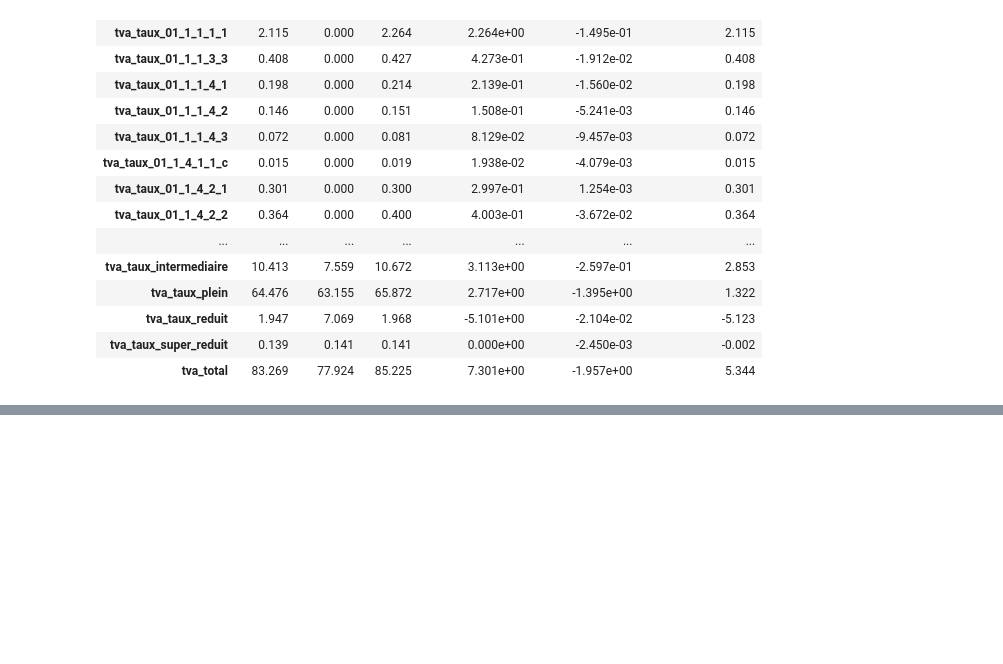
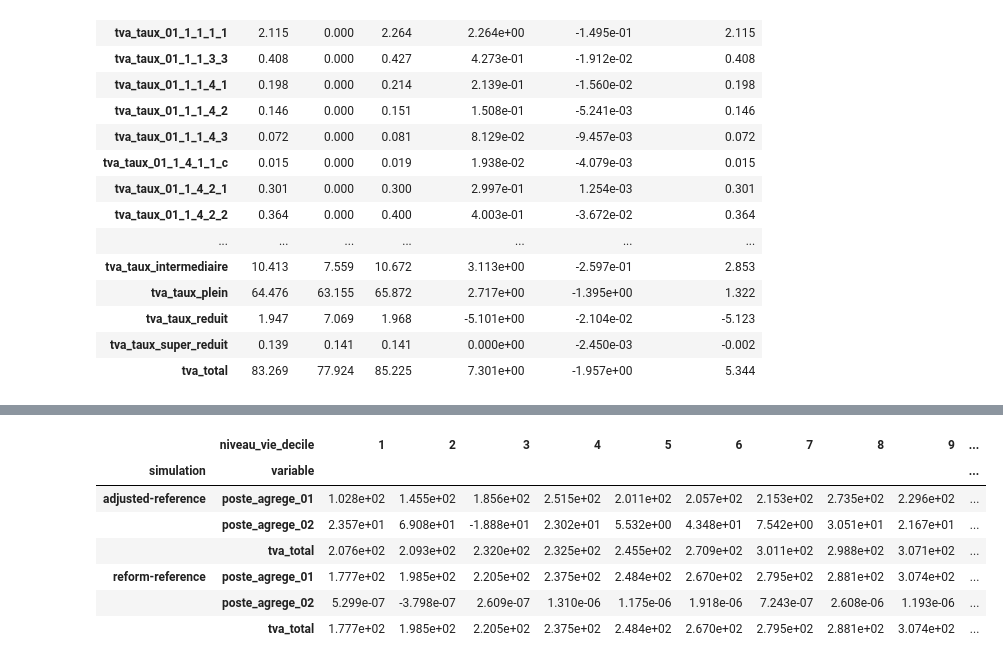
Before and after one commit to openfisca/openfisca-france-indirect-taxation, a Jupyter notebook: openfisca_france_indirect_taxation/examples/notebooks/alimentation.ipynb, the cells around one changed output, grey strips where cells are left out. Drawn from its saved outputs; the diff is of its cells as text; code cells hidden in the pictures; blank space fills up the shorter version.

```diff
--- a/openfisca_france_indirect_taxation/examples/notebooks/alimentation.ipynb
+++ b/openfisca_france_indirect_taxation/examples/notebooks/alimentation.ipynb
@@ -30,5 +30,3 @@ def build_scenarios(reform_key = 'aliss_sante'):
         ))
     adjusted_survey_scenario = SurveyScenario.create(**adjusted_scenario_kwargs)
     return survey_scenario, adjusted_survey_scenario
-# %%
-survey_scenario, adjusted_survey_scenario = build_scenarios()
@@ -182,0 +196,12 @@ sns.plot.show()
+# %%
+df = data.loc(axis=0)[(['adjusted-reference', 'reform-reference'], ['poste_agrege_01', 'poste_agrege_02', 'tva_total'])]
+df
+# %% [output]
+|  | niveau_vie_decile | 1 | 2 | 3 | 4 | 5 | 6 | 7 | 8 | 9 | ... |
+| simulation | variable |  |  |  |  |  |  |  |  |  | ... |
+| adjusted-reference | poste_agrege_01 | 1.028e+02 | 1.455e+02 | 1.856e+02 | 2.515e+02 | 2.011e+02 | 2.057e+02 | 2.153e+02 | 2.735e+02 | 2.296e+02 | ... |
+|  | poste_agrege_02 | 2.357e+01 | 6.908e+01 | -1.888e+01 | 2.302e+01 | 5.532e+00 | 4.348e+01 | 7.542e+00 | 3.051e+01 | 2.167e+01 | ... |
+|  | tva_total | 2.076e+02 | 2.093e+02 | 2.320e+02 | 2.325e+02 | 2.455e+02 | 2.709e+02 | 3.011e+02 | 2.988e+02 | 3.071e+02 | ... |
+| reform-reference | poste_agrege_01 | 1.777e+02 | 1.985e+02 | 2.205e+02 | 2.375e+02 | 2.484e+02 | 2.670e+02 | 2.795e+02 | 2.881e+02 | 3.074e+02 | ... |
+|  | poste_agrege_02 | 5.299e-07 | -3.798e-07 | 2.609e-07 | 1.310e-06 | 1.175e-06 | 1.918e-06 | 7.243e-07 | 2.608e-06 | 1.193e-06 | ... |
+|  | tva_total | 1.777e+02 | 1.985e+02 | 2.205e+02 | 2.375e+02 | 2.484e+02 | 2.670e+02 | 2.795e+02 | 2.881e+02 | 3.074e+02 | ... |
```
Also changed, not shown: parts of 23 cells of this notebook.
